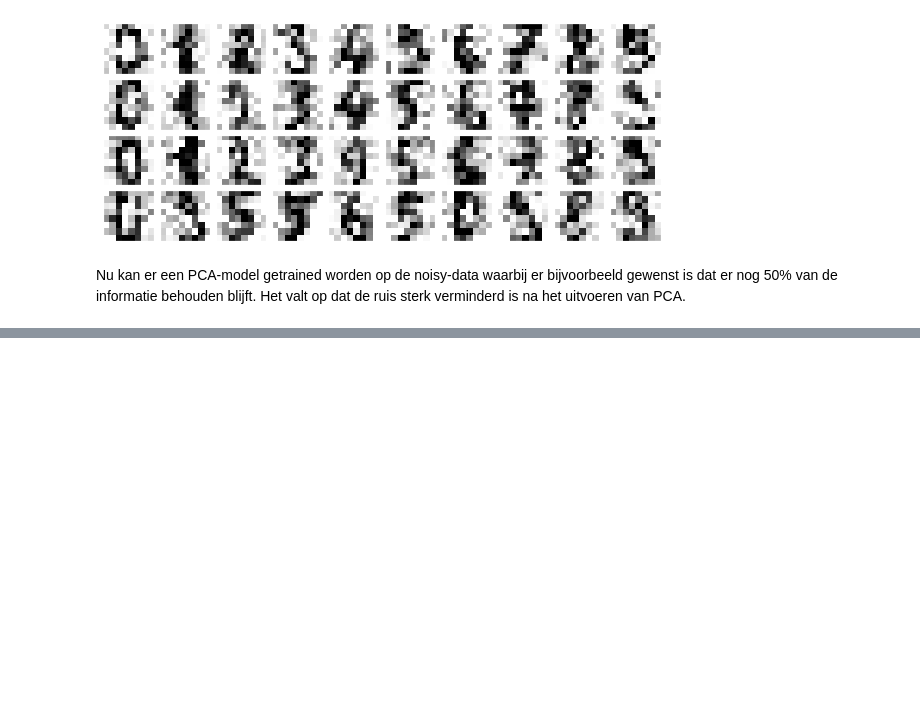
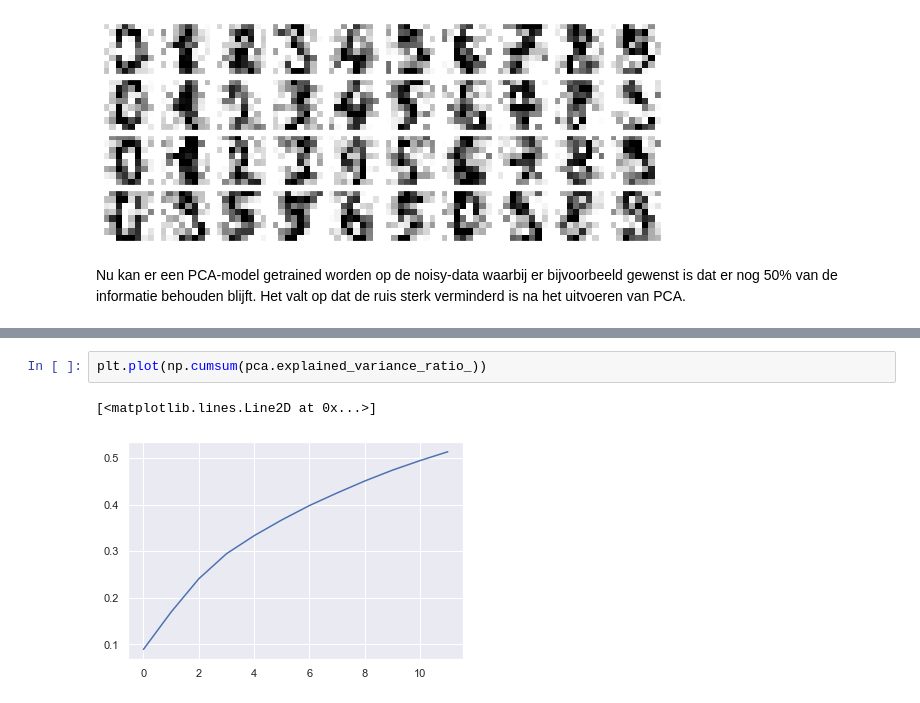
Before and after one commit to OdiseeDataScience2324/Leerstof, a Jupyter notebook: Week 10/Dimensionality_Reduction.ipynb, the cells around one changed output, grey strips where cells are left out. Saved outputs shown, nothing was run; the diff lists cells and outputs as text; blank space fills up the shorter version.

```diff
--- a/Week 10/Dimensionality_Reduction.ipynb
+++ b/Week 10/Dimensionality_Reduction.ipynb
@@ -281,0 +282,5 @@ plot_digits(component)
+# %%
+plt.plot(np.cumsum(pca.explained_variance_ratio_))
+# %% [output]
+[<matplotlib.lines.Line2D at 0x...>]
+[figure, added]
```
Also changed, not shown: parts of 1 cell of this notebook, 3 other files.
